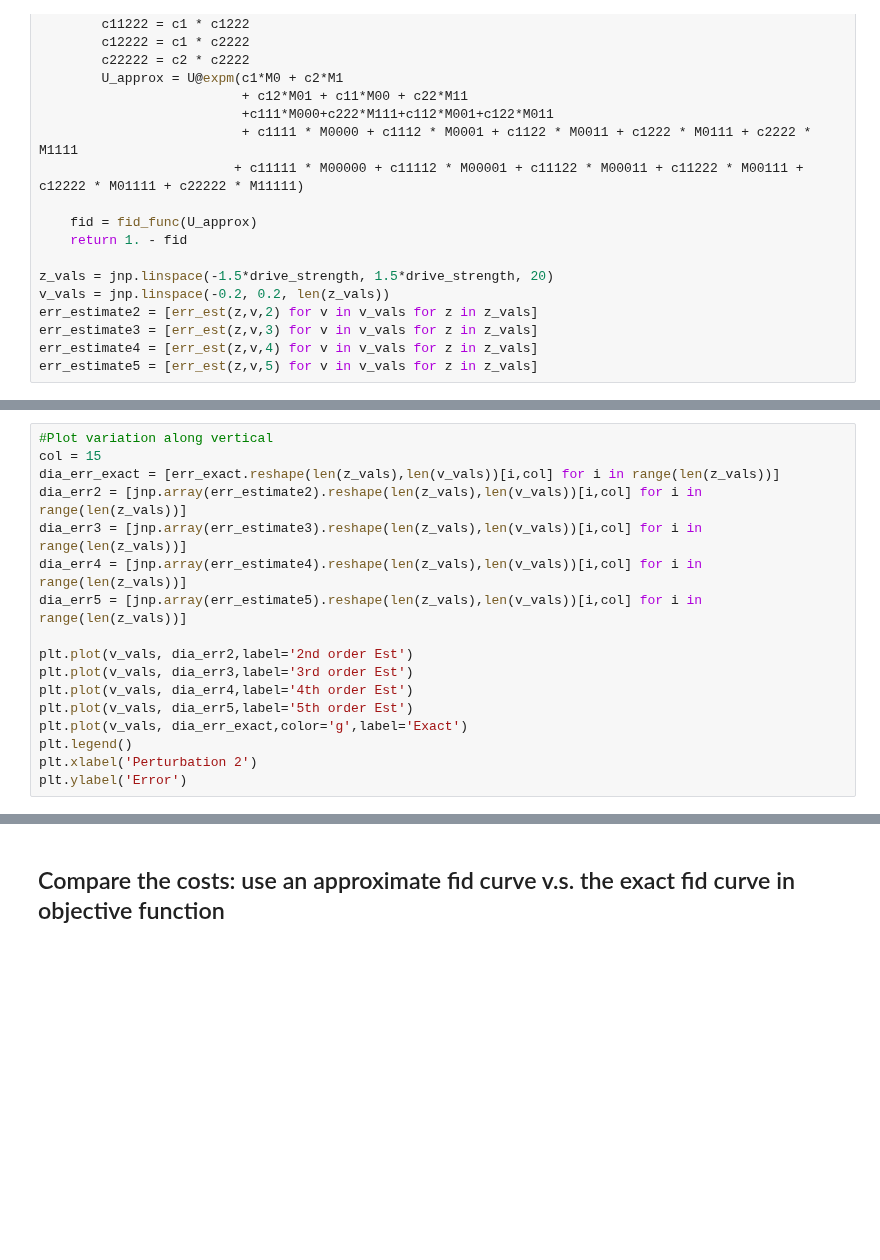
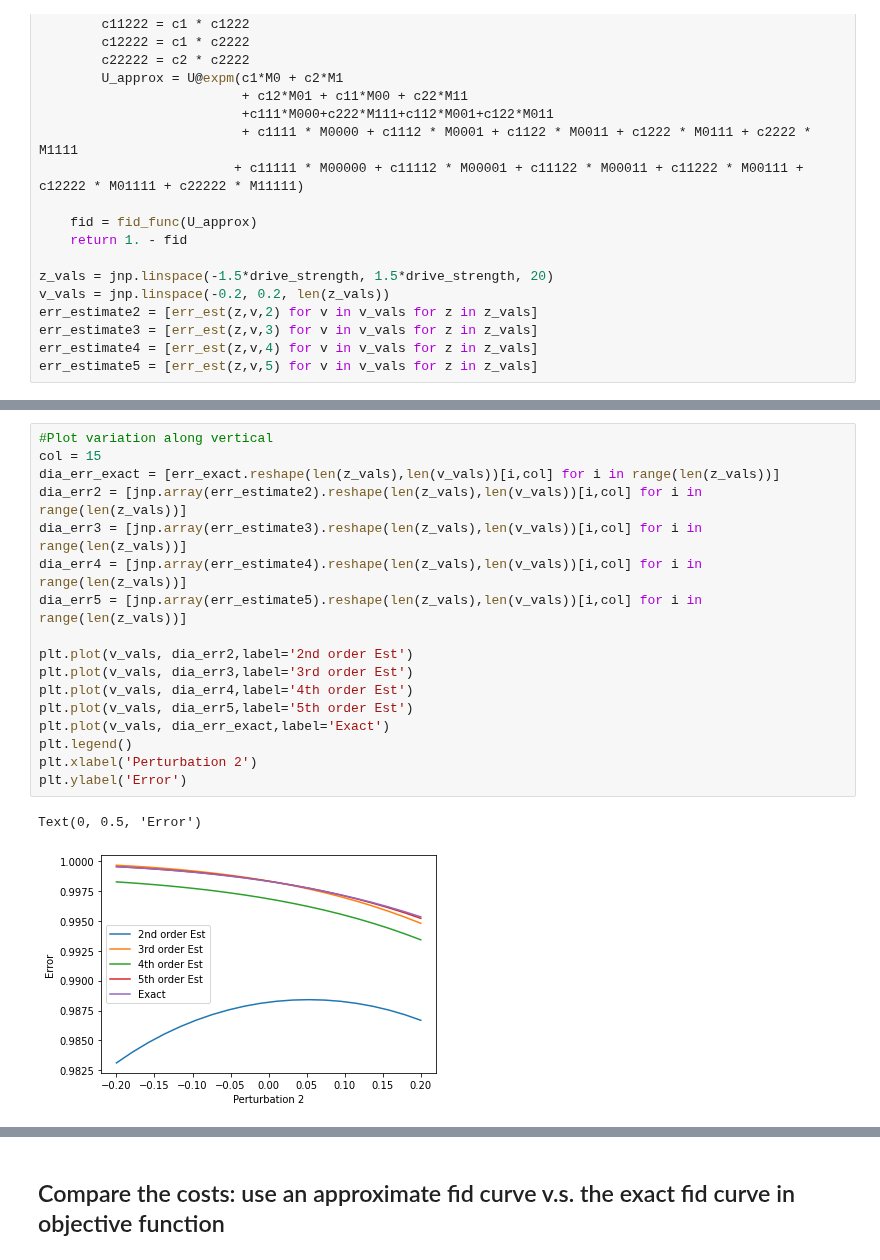
Before and after one commit to DanPuzzuoli/multivariable_dyson_magnus, a Jupyter notebook: magnus_qoc.ipynb, the cells around one changed output, grey strips where cells are left out. Drawn from its saved outputs; the diff is of its cells as text; blank space fills up the shorter version.

```diff
--- a/magnus_qoc.ipynb
+++ b/magnus_qoc.ipynb
@@ -285,20 +285,23 @@ plt.ylabel('Error')
 # %%
 #Plot variation along vertical
 col = 15
 dia_err_exact = [err_exact.reshape(len(z_vals),len(v_vals))[i,col] for i in range(len(z_vals))]
 dia_err2 = [jnp.array(err_estimate2).reshape(len(z_vals),len(v_vals))[i,col] for i in range(len(z_vals))]
 dia_err3 = [jnp.array(err_estimate3).reshape(len(z_vals),len(v_vals))[i,col] for i in range(len(z_vals))]
 dia_err4 = [jnp.array(err_estimate4).reshape(len(z_vals),len(v_vals))[i,col] for i in range(len(z_vals))]
 dia_err5 = [jnp.array(err_estimate5).reshape(len(z_vals),len(v_vals))[i,col] for i in range(len(z_vals))]
 
 plt.plot(v_vals, dia_err2,label='2nd order Est')
 plt.plot(v_vals, dia_err3,label='3rd order Est')
 plt.plot(v_vals, dia_err4,label='4th order Est')
 plt.plot(v_vals, dia_err5,label='5th order Est')
-plt.plot(v_vals, dia_err_exact,color='g',label='Exact')
+plt.plot(v_vals, dia_err_exact,label='Exact')
 plt.legend()
 plt.xlabel('Perturbation 2')
 plt.ylabel('Error')
+# %% [output]
+Text(0, 0.5, 'Error')
+[figure, added]
 # %%
 #Plot variation along horizontal
 row = 10
```
Also changed, not shown: parts of 10 cells of this notebook.
